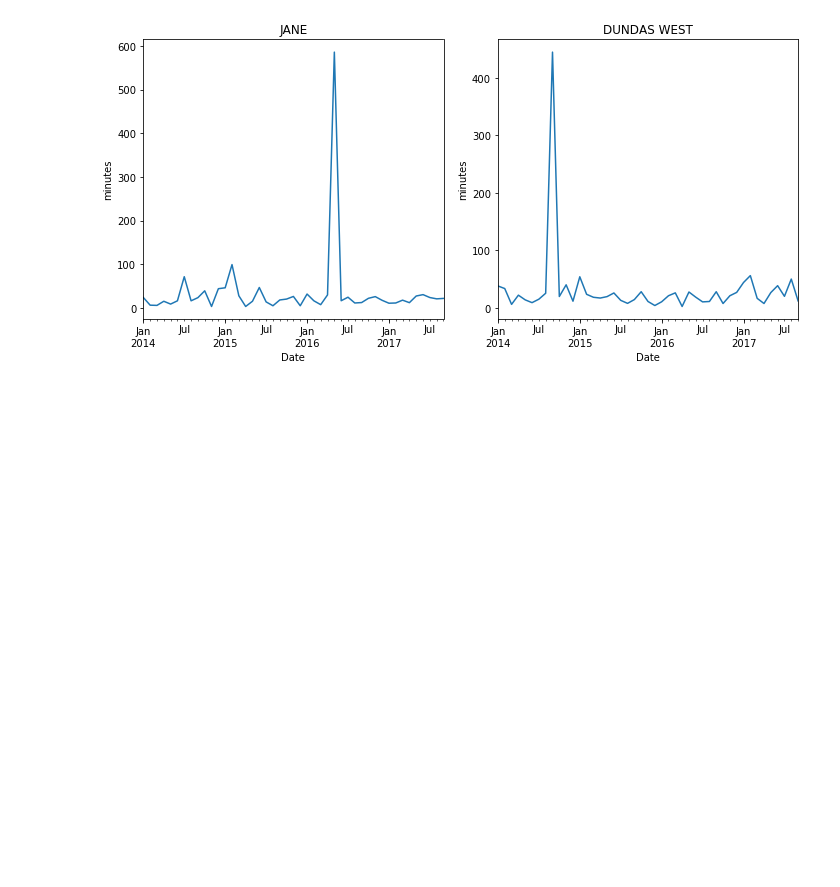
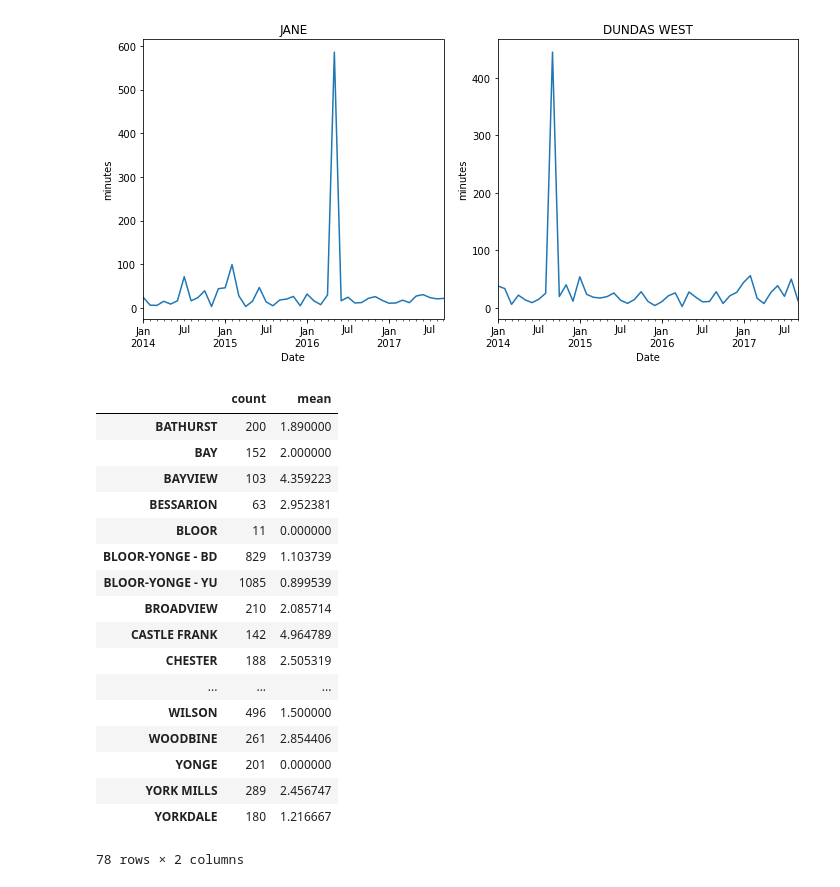
Before and after one commit to cllopes/scs-3250-tcc, a Jupyter notebook: Submission/Rodolfo Analysis Station specific.ipynb, the cells around one changed output. Cells and saved outputs as stored; diff of their text form; code cells hidden in the pictures; blank space fills up the shorter version.

Commit message:
Added code for mean and count of stations

```diff
--- a/Submission/Rodolfo Analysis Station specific.ipynb
+++ b/Submission/Rodolfo Analysis Station specific.ipynb
@@ -474,3 +474,35 @@ plt.show()
 # figcollege.savefig("College_sum_delays.png")
 # %% [output]
 [figure]
+# %%
+ttc['Year'] = ttc['Date'].dt.year
+station_group_by = ttc[ttc['Year'] == 2016].groupby('Station')
+mean_delays = station_group_by['Min Delay'].mean()
+count_delays = station_group_by.size()
+# %%
+mean_delays = mean_delays.sort_values()
+mean_delays
+count_delays = count_delays.sort_values()
+count_delays
+
+all_deataframe = pd.DataFrame({'mean':mean_delays, 'count':count_delays})
+all_deataframe
+# %% [output]
+|  | count | mean |
+| BATHURST | 200 | 1.890000 |
+| BAY | 152 | 2.000000 |
+| BAYVIEW | 103 | 4.359223 |
+| BESSARION | 63 | 2.952381 |
+| BLOOR | 11 | 0.000000 |
+| BLOOR-YONGE - BD | 829 | 1.103739 |
+| BLOOR-YONGE - YU | 1085 | 0.899539 |
+| BROADVIEW | 210 | 2.085714 |
+| CASTLE FRANK | 142 | 4.964789 |
+| CHESTER | 188 | 2.505319 |
+| ... | ... | ... |
+| WILSON | 496 | 1.500000 |
+| WOODBINE | 261 | 2.854406 |
+| YONGE | 201 | 0.000000 |
+| YORK MILLS | 289 | 2.456747 |
+| YORKDALE | 180 | 1.216667 |
+78 rows × 2 columns
```
Also changed, not shown: 1 other file.
